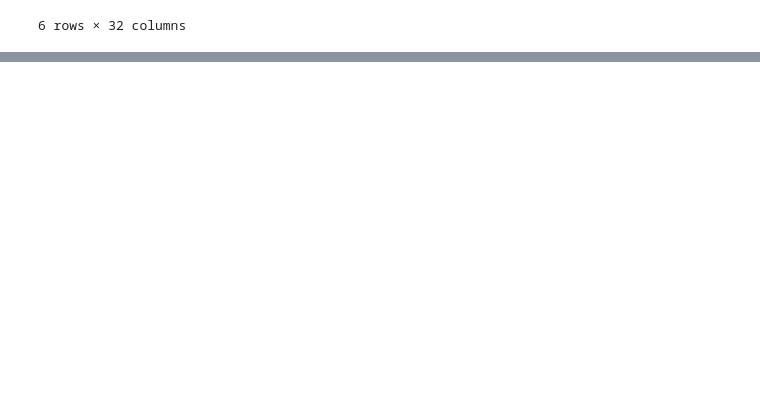
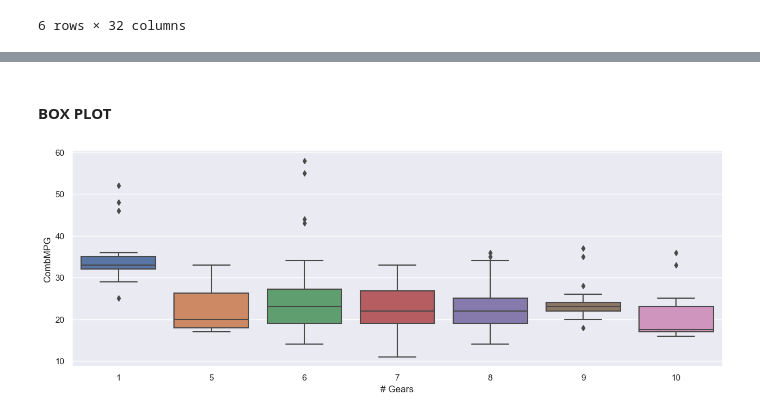
Before and after one commit to Ozxahmed/ML_DS_DL_Udemy_Course, a Jupyter notebook: s2_statistics_probability_refresher.ipynb, the cells around one changed output, grey strips where cells are left out. Saved outputs shown, nothing was run; the diff lists cells and outputs as text; code cells hidden in the pictures; blank space fills up the shorter version.

```diff
--- a/s2_statistics_probability_refresher.ipynb
+++ b/s2_statistics_probability_refresher.ipynb
@@ -699,0 +794,6 @@ df2
+# %% [markdown]
+#### BOX PLOT
+# %%
+sns.boxplot(data=df, x='# Gears', y='CombMPG');
+# %% [output]
+[figure, added]
```
Also changed, not shown: parts of 25 cells of this notebook, 1 other file.
